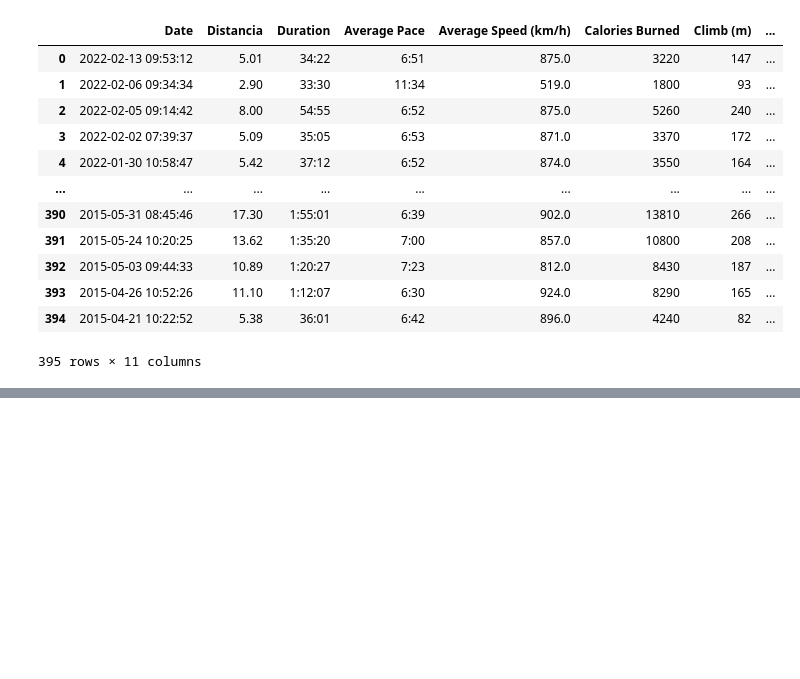
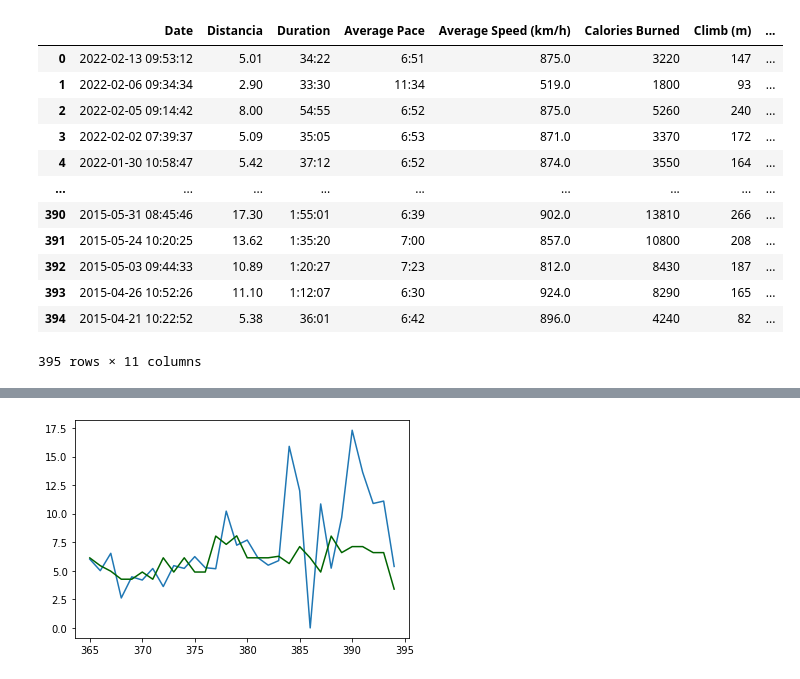
Before and after one commit to csatio/Corre, a Jupyter notebook: notebooks/corridas.ipynb, the cells around one changed output, grey strips where cells are left out. Cells and saved outputs as stored; diff of their text form; code cells hidden in the pictures; blank space fills up the shorter version.

```diff
--- a/notebooks/corridas.ipynb
+++ b/notebooks/corridas.ipynb
@@ -108,8 +109,8 @@ model_xgb = xgb.XGBRegressor(random_state=1992)
 full_pipeline_xgb = Pipeline( steps=[("onehot", onehot),
                                      ('modelo', model_xgb) ] )
 
-param_grid = { "modelo__n_estimators":[2,5,10,20],
-               "modelo__max_depth":[3,4,5,10],
+param_grid = { "modelo__n_estimators":[2,5],    #,10,20
+               "modelo__max_depth":[3,4],       #,5,10
                "modelo__eta":[0.01, 0.1, 0.2, 0.3, 0.5],
                "modelo__subsample":[0.1, 0.2, 0.25, 0.5, 0.76, 0.8, 0.9]}
 
@@ -195,0 +197,4 @@ array([10.457467], dtype=float32)
+# %%
+y_pred = best_model_xgb.predict(df[['dia_semana','vol_semanal_ant']])
+# %%
+df['pred'] = y_pred
@@ -195,0 +203,9 @@ array([10.457467], dtype=float32)
+# %%
+plt.plot(df.Distancia.tail(30))
+plt.plot(df.pred.tail(30), color='darkgreen')
+
+
+plt.title("")
+plt.show()
+# %% [output]
+[figure, added]
```
Also changed, not shown: parts of 7 cells of this notebook, 3 other files.
